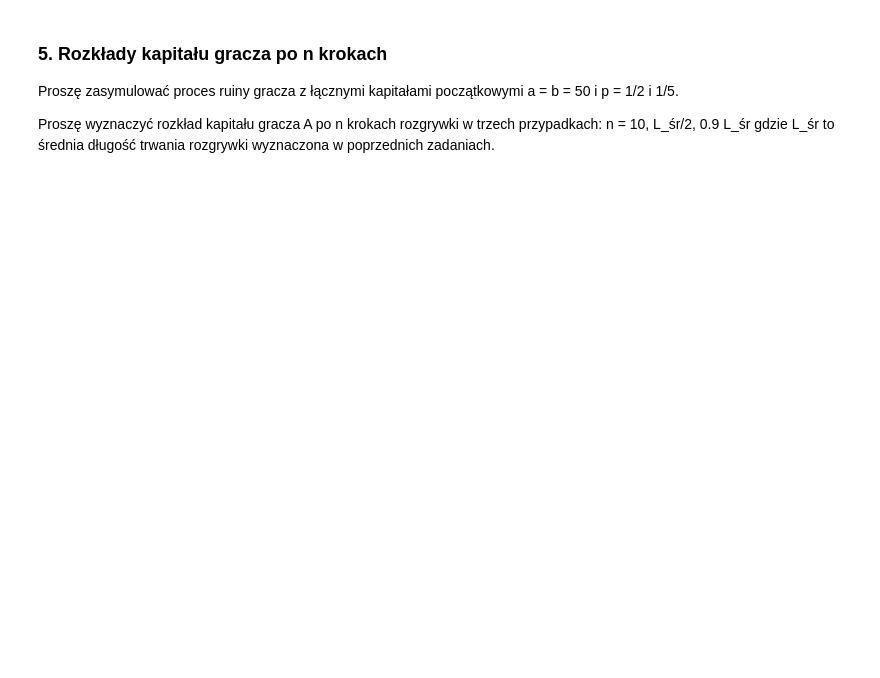
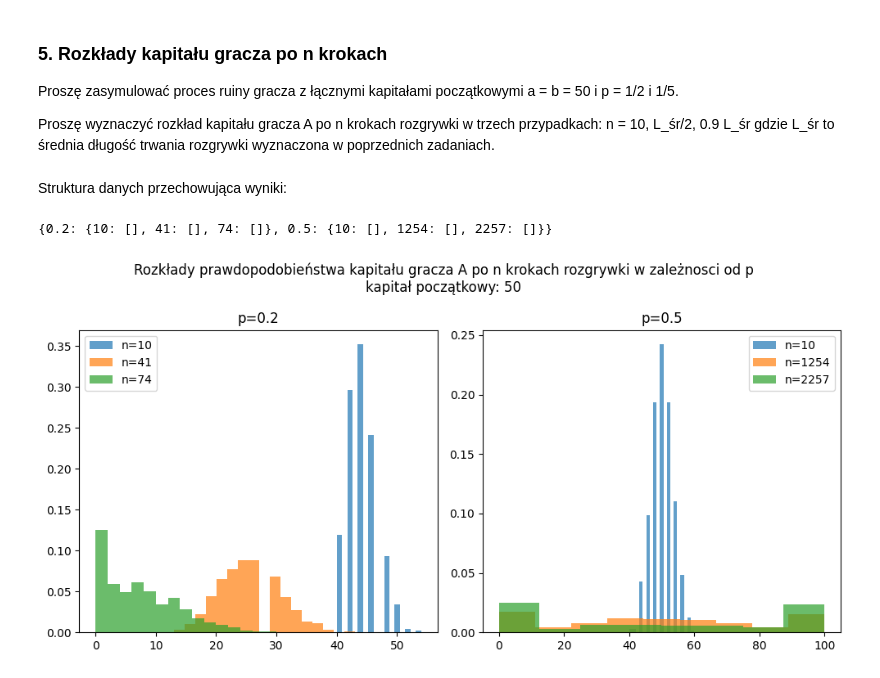
Before and after one commit to Blato122/MetodyStatystyczne-2024.25, a Jupyter notebook: gamblers_ruin/ex5.ipynb, the cells around one changed output. Saved outputs shown, nothing was run; the diff lists cells and outputs as text; code cells hidden in the pictures; blank space fills up the shorter version.

```diff
--- a/gamblers_ruin/ex5.ipynb
+++ b/gamblers_ruin/ex5.ipynb
@@ -39,0 +27,50 @@ lenghts = {p: [] for p in ps}
+# %%
+string_ps = ["0.2", "0.5"]
+ps = list(map(float, string_ps))
+
+# data from the 3rd exercise
+mean_durations = {
+    ps[0]: 83,
+    ps[1]: 2508
+}
+
+data = {
+    ps[0]: [10, mean_durations[ps[0]]//2, int(mean_durations[ps[0]] * 0.9)],
+    ps[1]: [10, mean_durations[ps[1]]//2, int(mean_durations[ps[1]] * 0.9)]
+}
+# %% [markdown]
+Struktura danych przechowująca wyniki:
+# %%
+{p: {n: [] for n in data[p]} for p in ps}
+# %% [output]
+{0.2: {10: [], 41: [], 74: []}, 0.5: {10: [], 1254: [], 2257: []}}
+# %%
+results = {p: {n: [] for n in data[p]} for p in ps}
+n_games = 1000
+capital_a = capital_b = 50
+
+for p, lenghts_p in data.items():
+    for length in lenghts_p:
+        for _ in range(n_games):
+            result_a, _ = simulate_ruin(capital_a, capital_b, p, length)
+            results[p][length].append(result_a)
+# %%
+fig, axes = plt.subplots(1, 2, figsize=(10, 5))
+fig.suptitle("Rozkłady prawdopodobieństwa kapitału gracza A po n krokach rozgrywki w zależnosci od p\nkapitał początkowy: 50")
+
+for i, (p, lenghts_p) in enumerate(data.items()):
+    for length in lenghts_p:
+        capital_results = results[p][length]
+        mean_length = np.mean(capital_results)
+        std_length = np.std(capital_results)
+
+        bin_width = 3.49 * std_length / np.cbrt(len(capital_results)) # Scott's normal reference rule
+        n_bins = np.ceil((max(capital_results) - min(capital_results)) / bin_width).astype(int)
+
+        axes[i].hist(capital_results, bins=n_bins, density=True, alpha=0.7, label=f"n={length}")
+        axes[i].set_title(f"p={p}")
+    axes[i].legend()
+
+plt.tight_layout()
+# %% [output]
+[figure, added]
```
Also changed, not shown: parts of 3 cells of this notebook, 1 other file.
